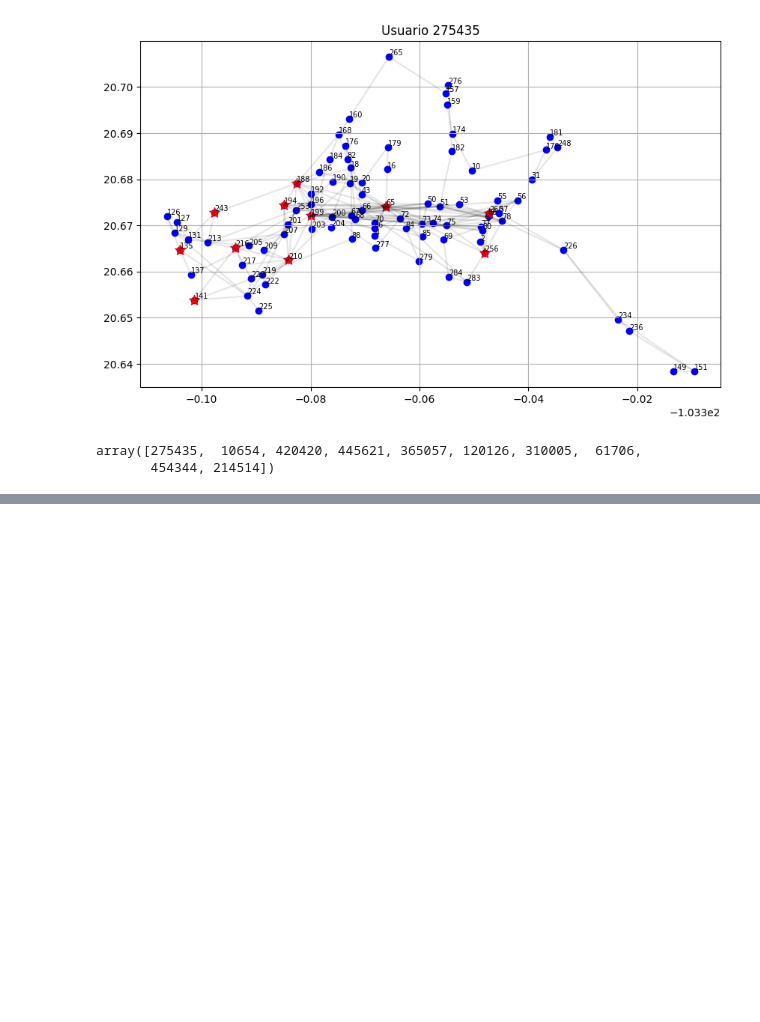
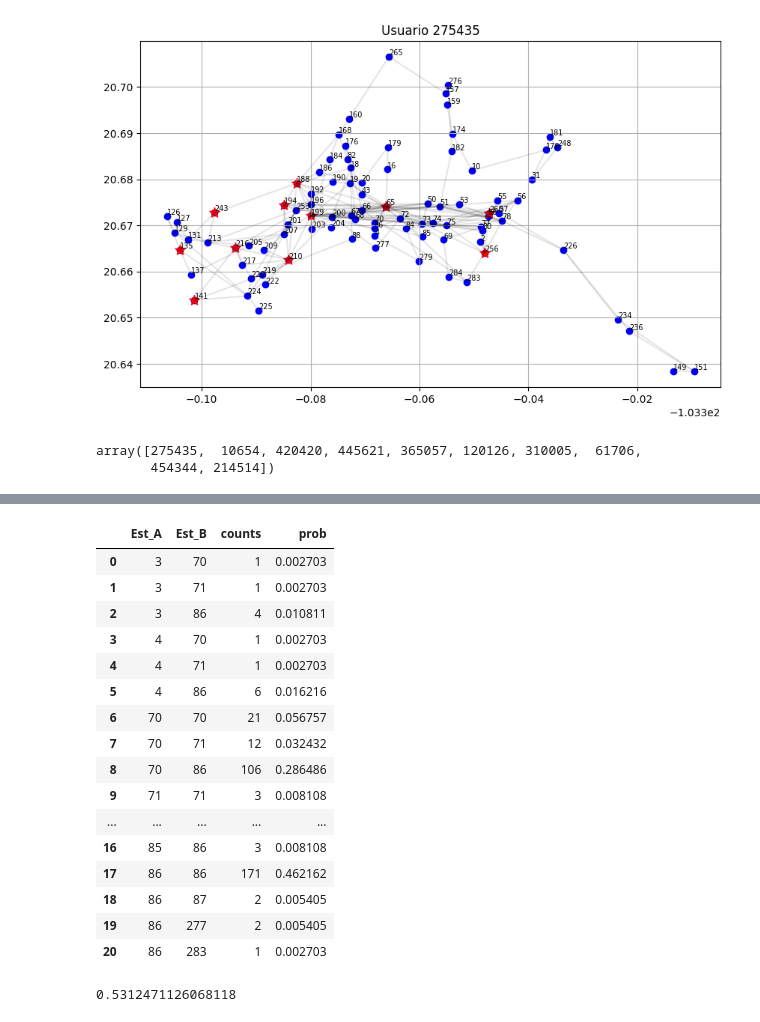
Before and after one commit to angelmdezhdez/thesis, a Jupyter notebook: entropy_fix.ipynb, the cells around one changed output, grey strips where cells are left out. Cells and saved outputs as stored; diff of their text form; code cells hidden in the pictures; blank space fills up the shorter version.

```diff
--- a/entropy_fix.ipynb
+++ b/entropy_fix.ipynb
@@ -445,0 +487,24 @@ array([275435,  10654, 420420, 445621, 365057, 120126, 310005,  61706,
+# %%
+info_users_complete[users[0]]
+# %% [output]
+|  | Est_A | Est_B | counts | prob |
+| 0 | 3 | 70 | 1 | 0.002703 |
+| 1 | 3 | 71 | 1 | 0.002703 |
+| 2 | 3 | 86 | 4 | 0.010811 |
+| 3 | 4 | 70 | 1 | 0.002703 |
+| 4 | 4 | 71 | 1 | 0.002703 |
+| 5 | 4 | 86 | 6 | 0.016216 |
+| 6 | 70 | 70 | 21 | 0.056757 |
+| 7 | 70 | 71 | 12 | 0.032432 |
+| 8 | 70 | 86 | 106 | 0.286486 |
+| 9 | 71 | 71 | 3 | 0.008108 |
+| ... | ... | ... | ... | ... |
+| 16 | 85 | 86 | 3 | 0.008108 |
+| 17 | 86 | 86 | 171 | 0.462162 |
+| 18 | 86 | 87 | 2 | 0.005405 |
+| 19 | 86 | 277 | 2 | 0.005405 |
+| 20 | 86 | 283 | 1 | 0.002703 |
+# %%
+entropies_complete[0]
+# %% [output]
+0.5312471126068118
```
Also changed, not shown: parts of 7 cells of this notebook.
